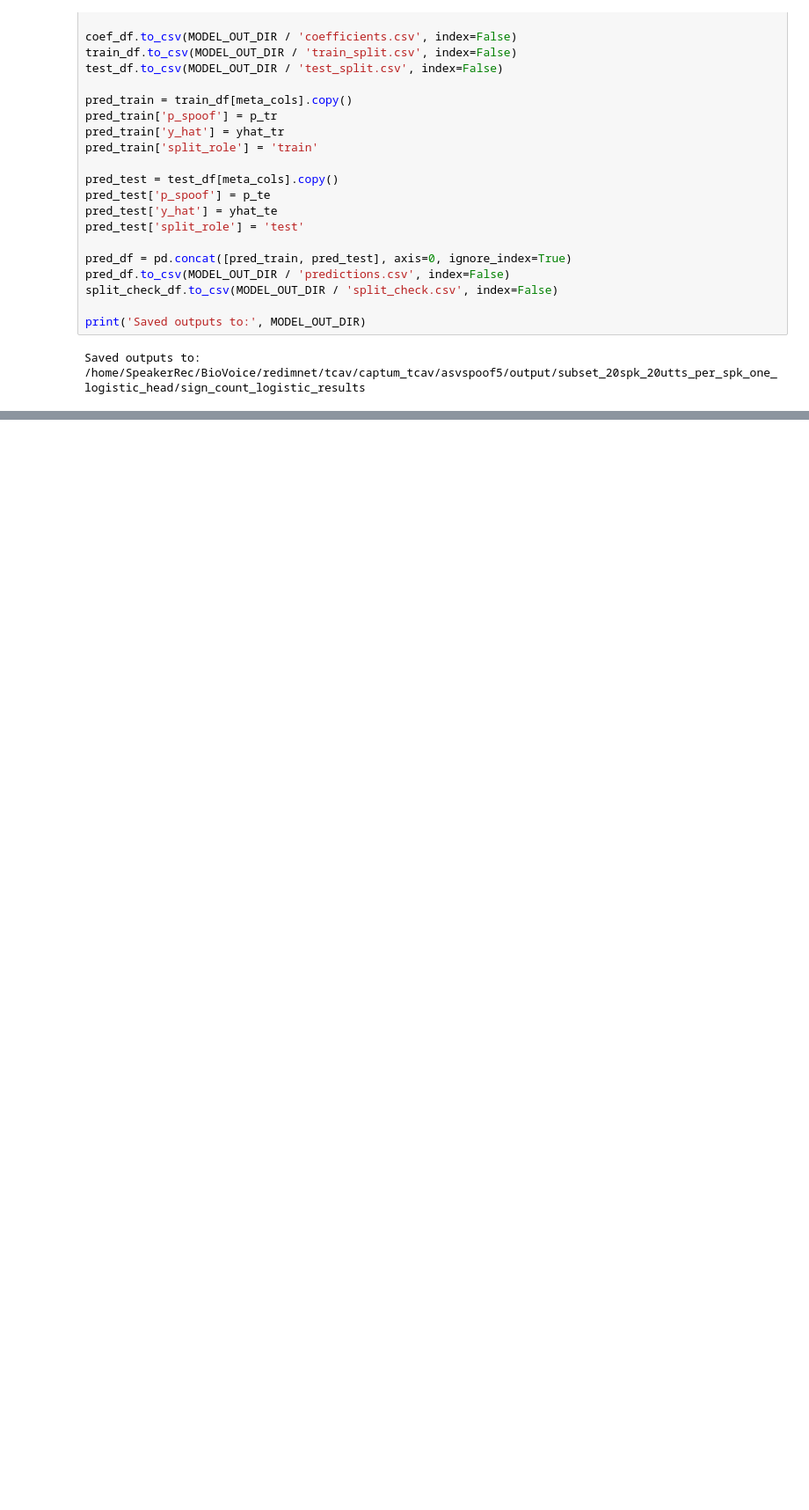
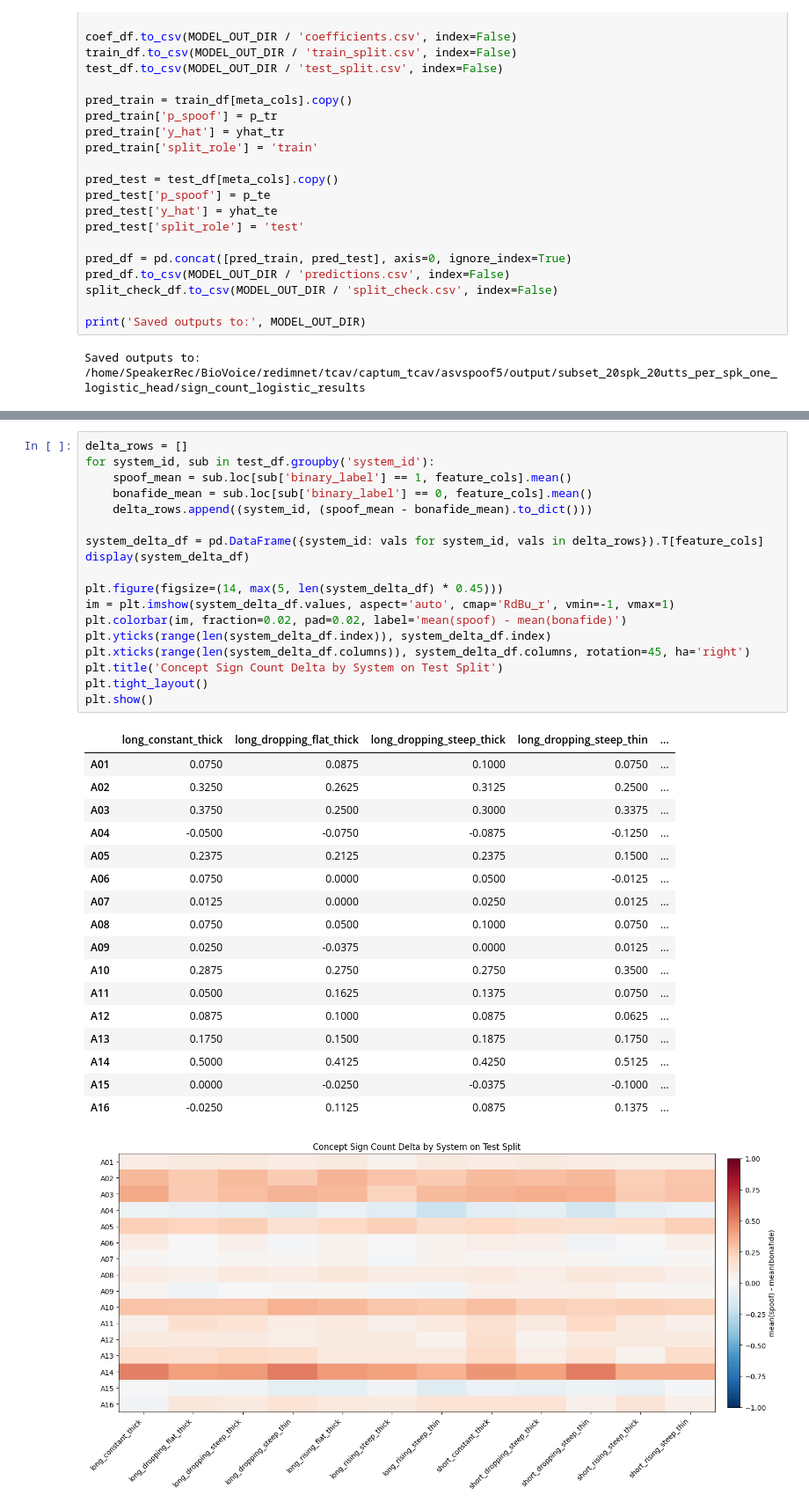
Before and after one commit to yoav1870/BioVoice, a Jupyter notebook: redimnet/tcav/captum_tcav/asvspoof5/multivariate_logistic_regression/train_sign_count_logistic.ipynb, the cells around one changed output, grey strips where cells are left out. Shown at 88% size. Drawn from its saved outputs; the diff is of its cells as text; blank space fills up the shorter version.

```diff
--- a/redimnet/tcav/captum_tcav/asvspoof5/multivariate_logistic_regression/train_sign_count_logistic.ipynb
+++ b/redimnet/tcav/captum_tcav/asvspoof5/multivariate_logistic_regression/train_sign_count_logistic.ipynb
@@ -334,0 +470,37 @@ Saved outputs to: /home/SpeakerRec/BioVoice/redimnet/tcav/captum_tcav/asvspoof5/
+# %%
+delta_rows = []
+for system_id, sub in test_df.groupby('system_id'):
+    spoof_mean = sub.loc[sub['binary_label'] == 1, feature_cols].mean()
+    bonafide_mean = sub.loc[sub['binary_label'] == 0, feature_cols].mean()
+    delta_rows.append((system_id, (spoof_mean - bonafide_mean).to_dict()))
+
+system_delta_df = pd.DataFrame({system_id: vals for system_id, vals in delta_rows}).T[feature_cols]
+display(system_delta_df)
+
+plt.figure(figsize=(14, max(5, len(system_delta_df) * 0.45)))
+im = plt.imshow(system_delta_df.values, aspect='auto', cmap='RdBu_r', vmin=-1, vmax=1)
+plt.colorbar(im, fraction=0.02, pad=0.02, label='mean(spoof) - mean(bonafide)')
+plt.yticks(range(len(system_delta_df.index)), system_delta_df.index)
+plt.xticks(range(len(system_delta_df.columns)), system_delta_df.columns, rotation=45, ha='right')
+plt.title('Concept Sign Count Delta by System on Test Split')
+plt.tight_layout()
+plt.show()
+# %% [output]
+|  | long_constant_thick | long_dropping_flat_thick | long_dropping_steep_thick | long_dropping_steep_thin | ... |
+| A01 | 0.0750 | 0.0875 | 0.1000 | 0.0750 | ... |
+| A02 | 0.3250 | 0.2625 | 0.3125 | 0.2500 | ... |
+| A03 | 0.3750 | 0.2500 | 0.3000 | 0.3375 | ... |
+| A04 | -0.0500 | -0.0750 | -0.0875 | -0.1250 | ... |
+| A05 | 0.2375 | 0.2125 | 0.2375 | 0.1500 | ... |
+| A06 | 0.0750 | 0.0000 | 0.0500 | -0.0125 | ... |
+| A07 | 0.0125 | 0.0000 | 0.0250 | 0.0125 | ... |
+| A08 | 0.0750 | 0.0500 | 0.1000 | 0.0750 | ... |
+| A09 | 0.0250 | -0.0375 | 0.0000 | 0.0125 | ... |
+| A10 | 0.2875 | 0.2750 | 0.2750 | 0.3500 | ... |
+| A11 | 0.0500 | 0.1625 | 0.1375 | 0.0750 | ... |
+| A12 | 0.0875 | 0.1000 | 0.0875 | 0.0625 | ... |
+| A13 | 0.1750 | 0.1500 | 0.1875 | 0.1750 | ... |
+| A14 | 0.5000 | 0.4125 | 0.4250 | 0.5125 | ... |
+| A15 | 0.0000 | -0.0250 | -0.0375 | -0.1000 | ... |
+| A16 | -0.0250 | 0.1125 | 0.0875 | 0.1375 | ... |
+[figure, added]
```
Also changed, not shown: parts of 4 cells of this notebook, 1 other file.
